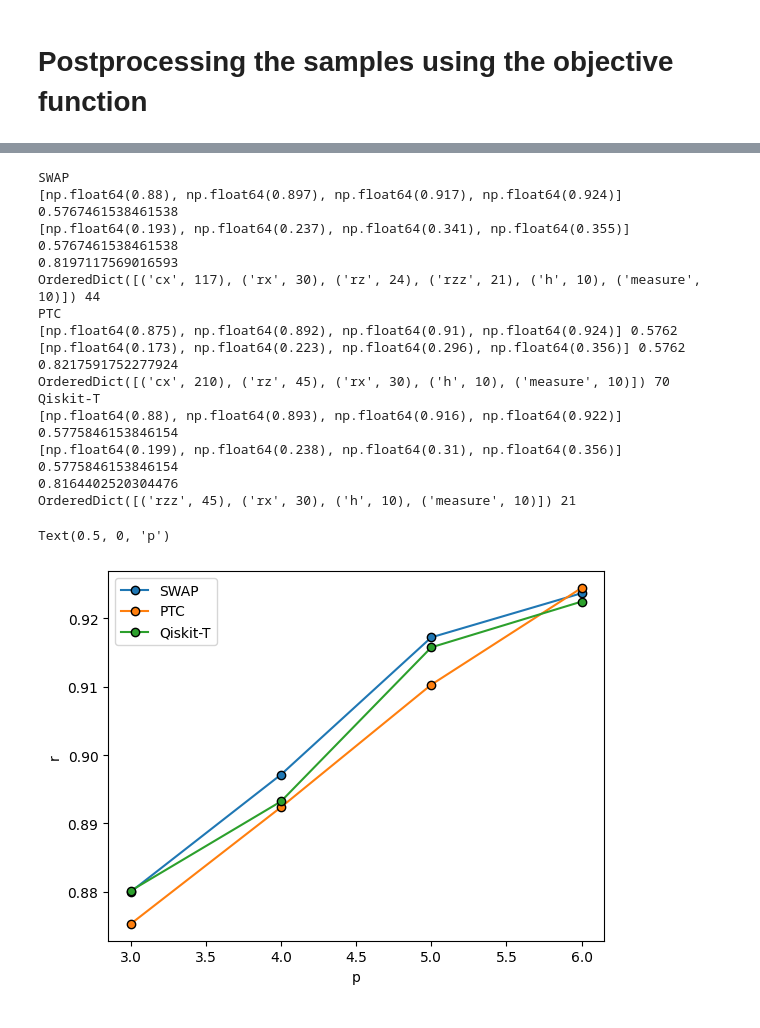
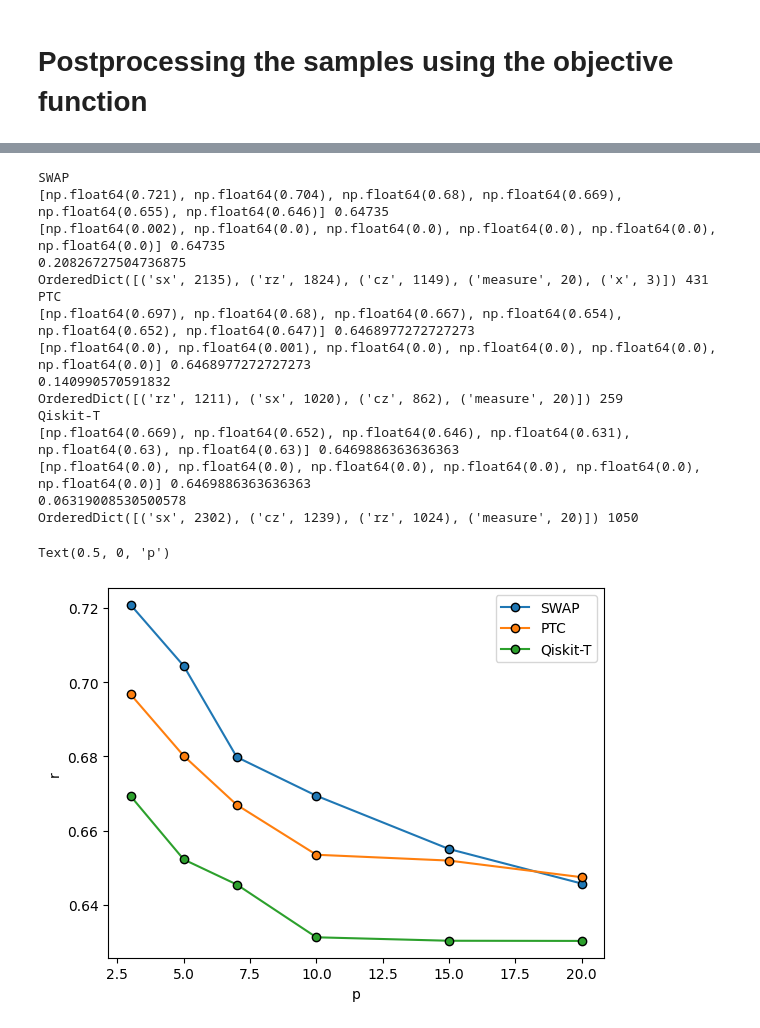
Before and after one commit to alejomonbar/QAOA-efficient-circuit-transpilation, a Jupyter notebook: example_real_device.ipynb, the cells around one changed output, grey strips where cells are left out. Cells and saved outputs as stored; diff of their text form; code cells hidden in the pictures.

```diff
--- a/example_real_device.ipynb
+++ b/example_real_device.ipynb
@@ -17,8 +17,9 @@ import os
 service = QiskitRuntimeService()
 # %%
 backends = {}
-# backends["ibm_brisbane"] = service.backend("ibm_brisbane")
+backends["ibm_kingston"] = service.backend("ibm_kingston", use_fractional_gates=False)
 backends["qasm_simulator"] = QasmSimulator()
+backends["qiskit_mps"] = AerSimulator(method='matrix_product_state', matrix_product_state_max_bond_dimension=4)
 # %%
 def method_SA(G, method, callback, max_iter_sa = 5, initial_temp=0.01, cooling_rate=0.999, stop_temp=1e-8, max_iter=10000, verbose=False):
     nq = G.number_of_nodes()
@@ -29,7 +30,8 @@ def method_SA(G, method, callback, max_iter_sa = 5, initial_temp=0.01, cooling_r
     else:
         raise TypeError("Method not in list of methods")
     best_cost = 0
-    for _ in range(10):
+    global_best = dict(zip(range(nq),range(nq)))
+    for _ in range(1):
         best_map = dict(zip(range(nq),range(nq)))
         for i in range(max_iter_sa):
             best_map, current_cost, _ = simulated_annealing_func(G, best_map, list_2q, callback, initial_temp=initial_temp, cooling_rate=cooling_rate, stop_temp=stop_temp, max_iter=max_iter, verbose=verbose)
@@ -147,12 +174,13 @@ np.save(f"./Data/{backend_name}/{nq}_{problem_name}_{method}{seed}{version}.npy"
 # %% [markdown]
 # Retrieved data real QPU
 # %%
-backend_name = "qasm_simulator"
-method = ["SWAP","PTC","Qiskit-T"][2]
-seed = 123
-nq = 10
-version = ""
-problem_name = "3MC"
+backend_name = "ibm_kingston"
+method = ["SWAP","PTC","Qiskit-T"][1]
+seed = 1
+nq = 20
+Ed = 0.211
+version = "_new"
+problem_name = f"MC_Ed{Ed}"
 results = np.load(f"./Data/{backend_name}/{nq}_{problem_name}_{method}{seed}{version}.npy", allow_pickle=True).item()
 
 if backend_name != "qasm_simulator":
@@ -206,41 +240,43 @@ np.save(f"./Data/{backend_name}/{nq}_{problem_name}_{method}{seed}{version}.npy"
 # %%
 # backend_name = "ibm_brisbane"
 import matplotlib.pyplot as plt
-backend_name = "qasm_simulator"
-problem_name = "3MC"
+backend_name = "ibm_kingston"
+Ed = 0.298
+problem_name = f"MC_Ed{Ed}"
 version = ""
 methods = ["SWAP","PTC","Qiskit-T"]
-seed = 123
-nq = 10
+seed = 1
+nq = 20
 fig, ax = plt.subplots()
+ps = [3,5,7,10,15,20]
 for method in methods:
     results = np.load(f"./Data/{backend_name}/{nq}_{problem_name}_{method}{seed}{version}.npy", allow_pickle=True).item()
     print(method)
 
-    ax.plot(results["ps"], [results["postprocessing"][0.5][p][0]["r"] for p in results["ps"]], label=method, marker="o", markeredgecolor="black")
+    ax.plot(ps, [results["postprocessing"][0.5][p][0]["r"] for p in ps], label=method, marker="o", markeredgecolor="black")
 
-    print([round(results["postprocessing"][0.5][p][0]["r"],3) for p in results["ps"]], results["random"]["r"])
-    print([round(results["postprocessing"][0.5][p][0]["probability"],3) for p in results["ps"]], results["random"]["r"])
-    print((max([results["postprocessing"][0.5][p][0]["r"] for p in results["ps"]]) - results["random"]["r"])/(1-results["random"]["r"]))
+    print([round(results["postprocessing"][0.5][p][0]["r"],3) for p in ps], results["random"]["r"])
+    print([round(results["postprocessing"][0.5][p][0]["probability"],3) for p in ps], results["random"]["r"])
+    print((max([results["postprocessing"][0.5][p][0]["r"] for p in ps]) - results["random"]["r"])/(1-results["random"]["r"]))
     print(results["circuits"][3], results["depth"][3])
 ax.legend()
 ax.set_ylabel("r")
 ax.set_xlabel("p")
 # %% [output]
 SWAP
-[np.float64(0.88), np.float64(0.897), np.float64(0.917), np.float64(0.924)] 0.5767461538461538
-[np.float64(0.193), np.float64(0.237), np.float64(0.341), np.float64(0.355)] 0.5767461538461538
-0.8197117569016593
-OrderedDict([('cx', 117), ('rx', 30), ('rz', 24), ('rzz', 21), ('h', 10), ('measure', 10)]) 44
+[np.float64(0.721), np.float64(0.704), np.float64(0.68), np.float64(0.669), np.float64(0.655), np.float64(0.646)] 0.64735
+[np.float64(0.002), np.float64(0.0), np.float64(0.0), np.float64(0.0), np.float64(0.0), np.float64(0.0)] 0.64735
+0.20826727504736875
+OrderedDict([('sx', 2135), ('rz', 1824), ('cz', 1149), ('measure', 20), ('x', 3)]) 431
 PTC
-[np.float64(0.875), np.float64(0.892), np.float64(0.91), np.float64(0.924)] 0.5762
-[np.float64(0.173), np.float64(0.223), np.float64(0.296), np.float64(0.356)] 0.5762
-0.8217591752277924
-OrderedDict([('cx', 210), ('rz', 45), ('rx', 30), ('h', 10), ('measure', 10)]) 70
+[np.float64(0.697), np.float64(0.68), np.float64(0.667), np.float64(0.654), np.float64(0.652), np.float64(0.647)] 0.6468977272727273
+[np.float64(0.0), np.float64(0.001), np.float64(0.0), np.float64(0.0), np.float64(0.0), np.float64(0.0)] 0.6468977272727273
+0.140990570591832
+OrderedDict([('rz', 1211), ('sx', 1020), ('cz', 862), ('measure', 20)]) 259
 Qiskit-T
-[np.float64(0.88), np.float64(0.893), np.float64(0.916), np.float64(0.922)] 0.5775846153846154
-[np.float64(0.199), np.float64(0.238), np.float64(0.31), np.float64(0.356)] 0.5775846153846154
-0.8164402520304476
-OrderedDict([('rzz', 45), ('rx', 30), ('h', 10), ('measure', 10)]) 21
+[np.float64(0.669), np.float64(0.652), np.float64(0.646), np.float64(0.631), np.float64(0.63), np.float64(0.63)] 0.6469886363636363
+[np.float64(0.0), np.float64(0.0), np.float64(0.0), np.float64(0.0), np.float64(0.0), np.float64(0.0)] 0.6469886363636363
+0.06319008530500578
+OrderedDict([('sx', 2302), ('cz', 1239), ('rz', 1024), ('measure', 20)]) 1050
 Text(0.5, 0, 'p')
-[figure, old version]
+[figure, new version]
```
Also changed, not shown: parts of 10 cells of this notebook, 24 other files.
